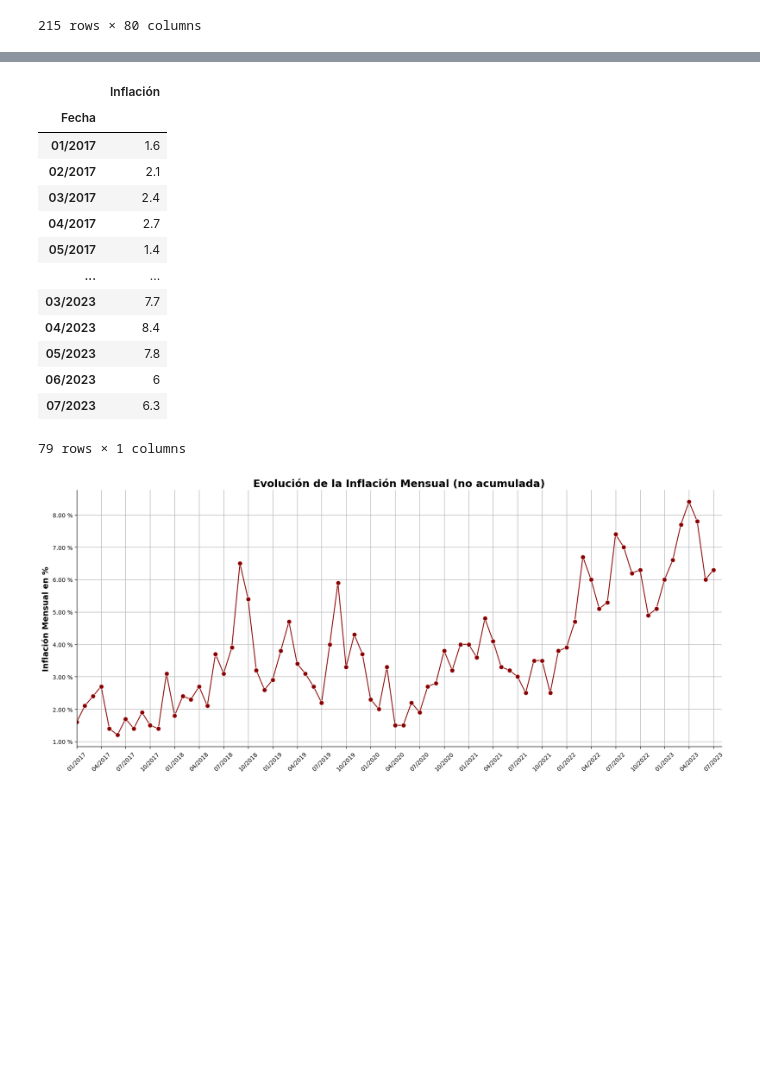
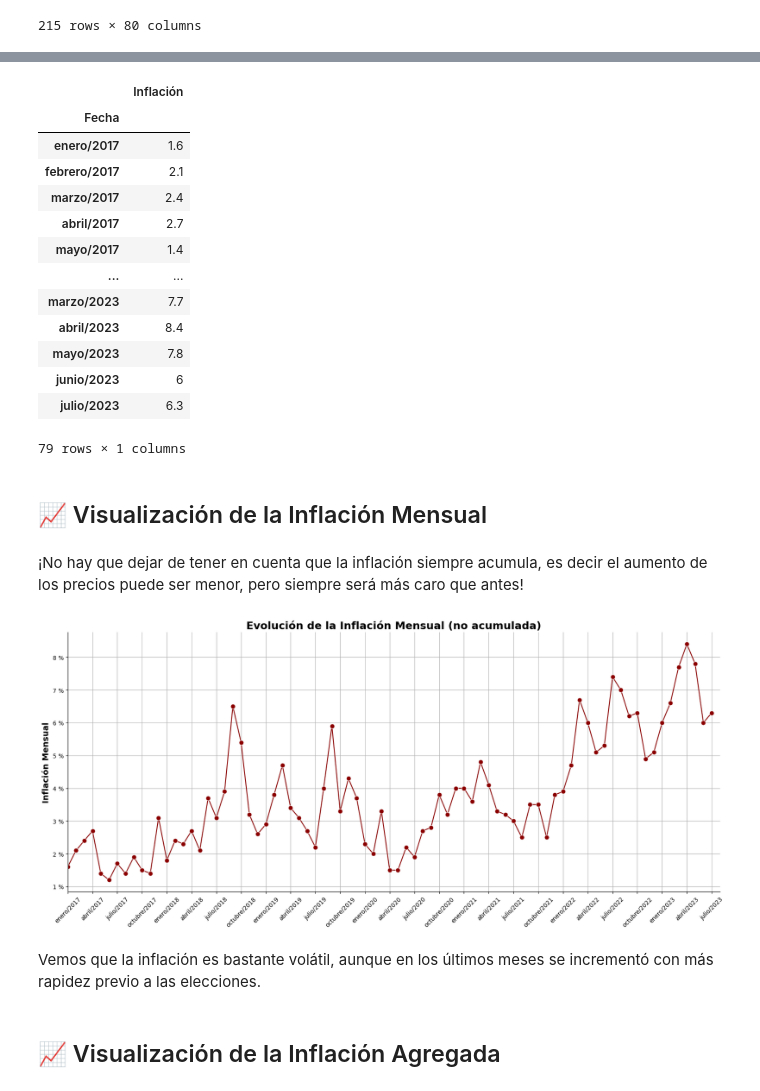
Before and after one commit to mauroemartinez/Inflation, a Jupyter notebook: Inflación.ipynb, the cells around one changed output, grey strips where cells are left out. Drawn from its saved outputs; the diff is of its cells as text; code cells hidden in the pictures; blank space fills up the shorter version.

```diff
--- a/Inflación.ipynb
+++ b/Inflación.ipynb
@@ -39,7 +45,7 @@ inflation = inflation.dropna()
 inflation = inflation.iloc[:,1:]
 #Convertimos la primer fila a mm/yyyy
 locale.setlocale(locale.LC_TIME, 'es_ES.utf8')
-inflation.iloc[0] = pd.to_datetime(inflation.iloc[0]).dt.strftime('%m/%Y')
+inflation.iloc[0] = pd.to_datetime(inflation.iloc[0]).dt.strftime('%B/%Y')
 #Evitamos que el índice se vaya a llamar según la primer columna
 inflation = inflation.reset_index(drop=True)
 #Primera fila como encabezados
@@ -69,18 +75,22 @@ inflation
 # %% [output]
 |  | Inflación |
 | Fecha |  |
-| 01/2017 | 1.6 |
-| 02/2017 | 2.1 |
-| 03/2017 | 2.4 |
-| 04/2017 | 2.7 |
-| 05/2017 | 1.4 |
+| enero/2017 | 1.6 |
+| febrero/2017 | 2.1 |
+| marzo/2017 | 2.4 |
+| abril/2017 | 2.7 |
+| mayo/2017 | 1.4 |
 | ... | ... |
-| 03/2023 | 7.7 |
-| 04/2023 | 8.4 |
-| 05/2023 | 7.8 |
-| 06/2023 | 6 |
-| 07/2023 | 6.3 |
+| marzo/2023 | 7.7 |
+| abril/2023 | 8.4 |
+| mayo/2023 | 7.8 |
+| junio/2023 | 6 |
+| julio/2023 | 6.3 |
 79 rows × 1 columns
+# %% [markdown]
+## 📈 Visualización de la Inflación Mensual
+# %% [markdown]
+¡No hay que dejar de tener en cuenta que la inflación siempre acumula, es decir el aumento de los precios puede ser menor, pero siempre será más caro que antes!
 # %%
 #Gráfico inflación mensual NO ACUMULADA
 cantidad_filas = inflation.shape[0]
@@ -89,35 +99,37 @@ plt.figure(figsize=(20, 8))
 sns.lineplot(
     x="Fecha",
     y="Inflación",
     data=inflation,
     color="darkred",
     marker='o',
     markersize=8,
-    label="Inflación Mensual",
     legend=False,
 )
 
 # Configurar los ticks del eje X para mostrar cada 3 meses
 plt.xticks(range(0, cantidad_filas, 3), rotation=45)
 plt.xlim(0, cantidad_filas - 1)
 
 
 plt.title("Evolución de la Inflación Mensual (no acumulada)",
          fontweight="bold",
          fontsize=18)
-plt.ylabel("Inflación Mensual en %",
+plt.ylabel("Inflación Mensual",
           fontweight="bold",
           fontsize=14)
 plt.xlabel("")
 
 #gca = Get Current Axis
-plt.gca().yaxis.set_major_formatter(FuncFormatter("{:,.2f} %".format))
+plt.gca().yaxis.set_major_formatter(FuncFormatter("{:,.0f} %".format))
 
 plt.xlim(0, cantidad_filas)
-
 
 plt.grid(True)
 sns.despine()
 plt.show()
 # %% [output]
-[figure, old version]
+[figure, new version]
+# %% [markdown]
+Vemos que la inflación es bastante volátil, aunque en los últimos meses se incrementó con más rapidez previo a las elecciones.
+# %% [markdown]
+## 📈 Visualización de la Inflación Agregada
```
Also changed, not shown: parts of 12 cells of this notebook.
